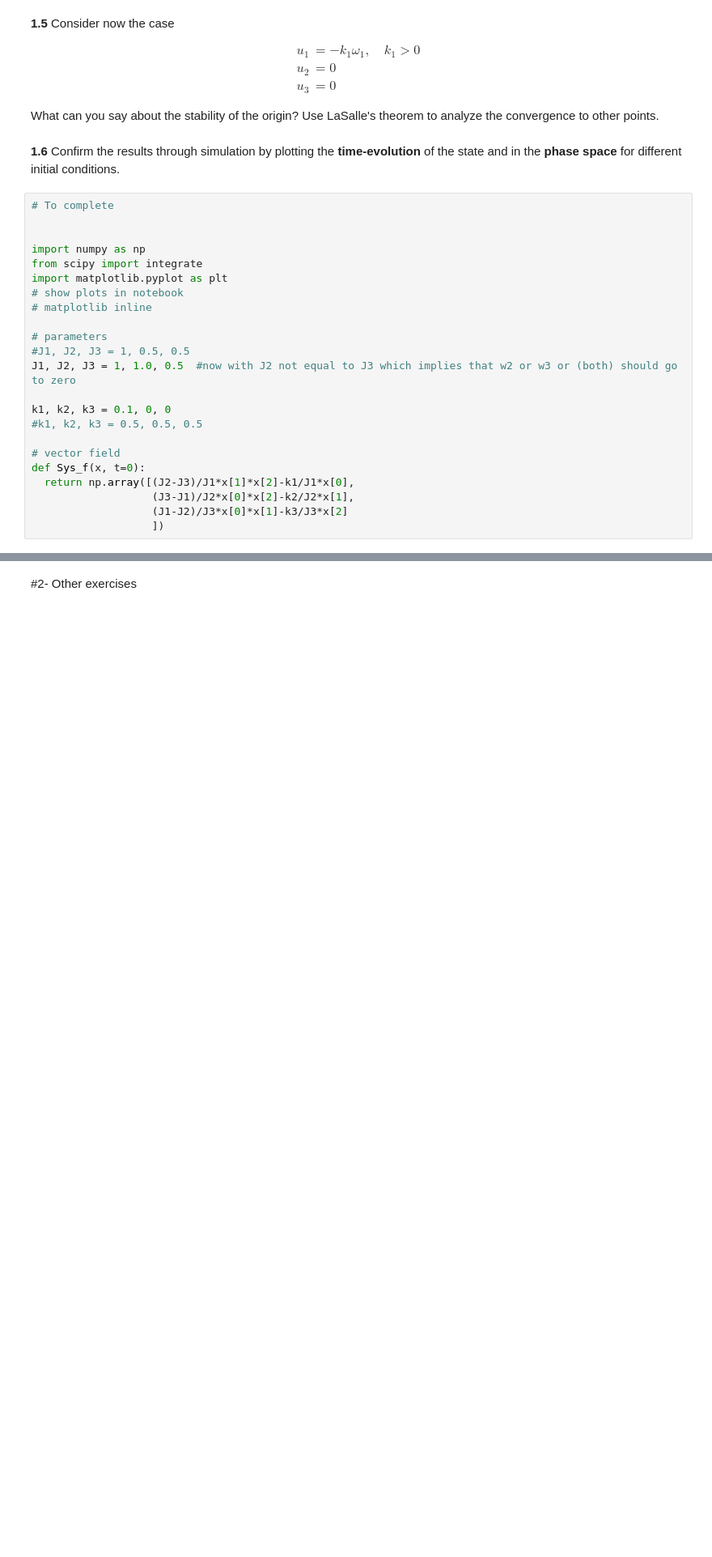
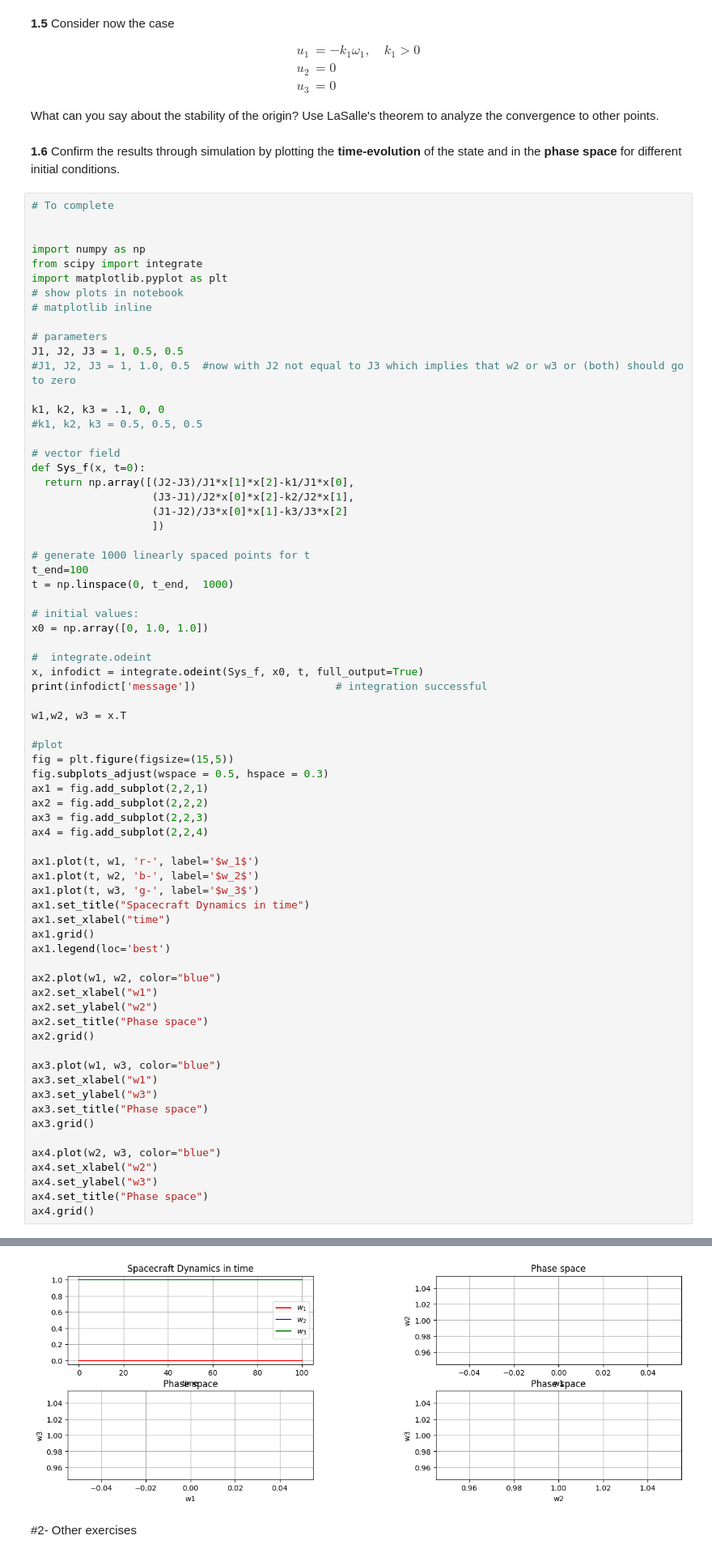
Before and after one commit to brumocas/CO, a Jupyter notebook: lab04/CO_notebook04.ipynb, the cells around one changed output, grey strips where cells are left out. Shown: that part at 81% size. Drawn from its saved outputs; the diff is of its cells as text; blank space fills up the shorter version.

```diff
--- a/lab04/CO_notebook04.ipynb
+++ b/lab04/CO_notebook04.ipynb
@@ -252,10 +258,10 @@ import matplotlib.pyplot as plt
 # matplotlib inline
 
 # parameters
-#J1, J2, J3 = 1, 0.5, 0.5
-J1, J2, J3 = 1, 1.0, 0.5  #now with J2 not equal to J3 which implies that w2 or w3 or (both) should go to zero
+J1, J2, J3 = 1, 0.5, 0.5
+#J1, J2, J3 = 1, 1.0, 0.5  #now with J2 not equal to J3 which implies that w2 or w3 or (both) should go to zero
 
-k1, k2, k3 = 0.1, 0, 0
+k1, k2, k3 = .1, 0, 0
 #k1, k2, k3 = 0.5, 0.5, 0.5
 
 # vector field
@@ -264,3 +270,51 @@ def Sys_f(x, t=0):
                    (J3-J1)/J2*x[0]*x[2]-k2/J2*x[1],
                    (J1-J2)/J3*x[0]*x[1]-k3/J3*x[2]
                    ])
+
+# generate 1000 linearly spaced points for t
+t_end=100
+t = np.linspace(0, t_end,  1000)
+
+# initial values:
+x0 = np.array([0, 1.0, 1.0])
+
+#  integrate.odeint
+x, infodict = integrate.odeint(Sys_f, x0, t, full_output=True)
+print(infodict['message'])                      # integration successful
+
+w1,w2, w3 = x.T
+
+#plot
+fig = plt.figure(figsize=(15,5))
+fig.subplots_adjust(wspace = 0.5, hspace = 0.3)
+ax1 = fig.add_subplot(2,2,1)
+ax2 = fig.add_subplot(2,2,2)
+ax3 = fig.add_subplot(2,2,3)
+ax4 = fig.add_subplot(2,2,4)
+
+ax1.plot(t, w1, 'r-', label='$w_1$')
+ax1.plot(t, w2, 'b-', label='$w_2$')
+ax1.plot(t, w3, 'g-', label='$w_3$')
+ax1.set_title("Spacecraft Dynamics in time")
+ax1.set_xlabel("time")
+ax1.grid()
+ax1.legend(loc='best')
+
+ax2.plot(w1, w2, color="blue")
+ax2.set_xlabel("w1")
+ax2.set_ylabel("w2")
+ax2.set_title("Phase space")
+ax2.grid()
+
+ax3.plot(w1, w3, color="blue")
+ax3.set_xlabel("w1")
+ax3.set_ylabel("w3")
+ax3.set_title("Phase space")
+ax3.grid()
+
+ax4.plot(w2, w3, color="blue")
+ax4.set_xlabel("w2")
+ax4.set_ylabel("w3")
+ax4.set_title("Phase space")
+ax4.grid()
+# %% [output]
@@ -267,3 +322,4 @@ def Sys_f(x, t=0):
+[figure, added]
 # %% [markdown]
 
 #2- Other exercises
```
Also changed, not shown: parts of 4 cells of this notebook.
